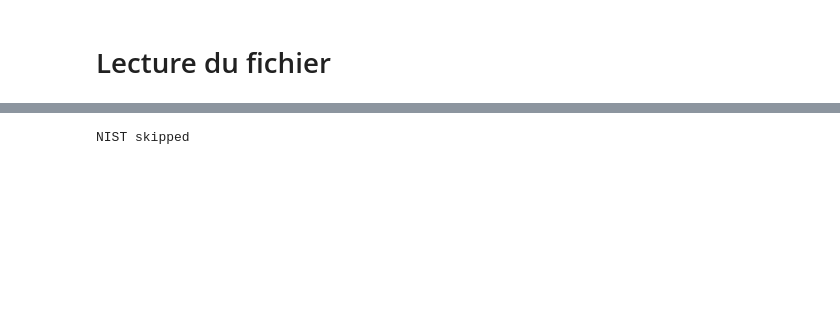
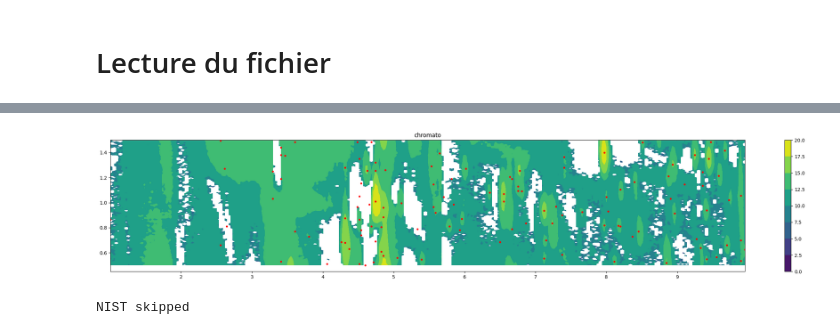
Before and after one commit to Lollith/Python-2DGC-Alignment, a Jupyter notebook: notebooks/db_scan.ipynb, the cells around one changed output, grey strips where cells are left out. Cells and saved outputs as stored; diff of their text form; code cells hidden in the pictures; blank space fills up the shorter version.

```diff
--- a/notebooks/db_scan.ipynb
+++ b/notebooks/db_scan.ipynb
@@ -69,3 +69,9 @@ start clustering
+# %%
+plt.rcParams['figure.figsize'] = [30, 5]
+coordinates_in_chromato=projection.matrix_to_chromato(coordinates, time_rn, 1.7, chromato.shape)
+plot.visualizer2((chromato, time_rn), title="chromato", log_chromato=True,  mod_time=1.7,points=coordinates_in_chromato, rt1=5,rt2=1, rt2_window=0.5)
+# %% [output]
+[figure, added]
 # %%
 import matching
 matches = matching.matching_nist_lib_from_chromato_cube(
```
Also changed, not shown: parts of 52 cells of this notebook, 2 other files.
